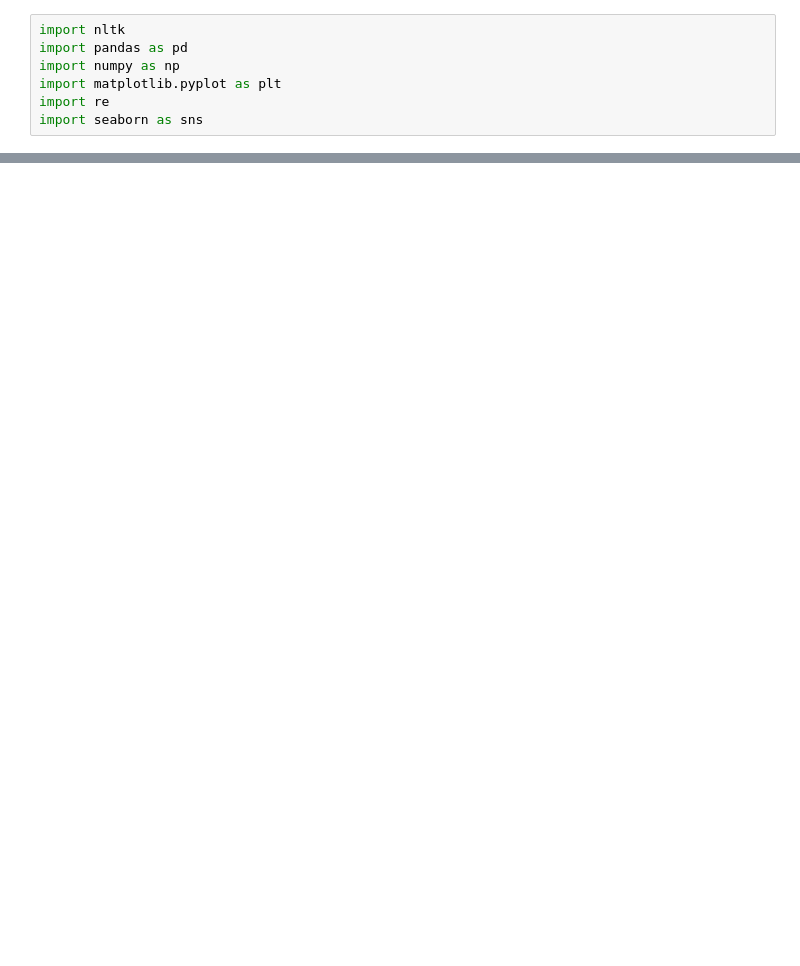
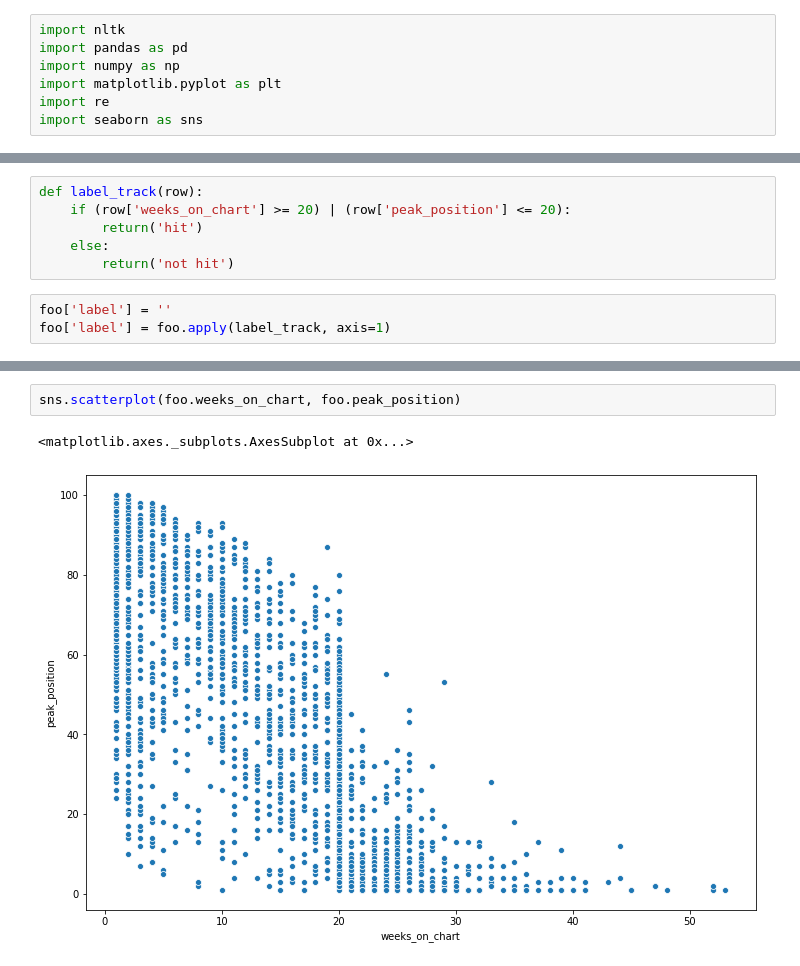
Before and after one commit to kaipak/street-pred, a Jupyter notebook: notebooks/data_wrangling_v0.0.2.ipynb, the cells around one changed output, grey strips where cells are left out. Cells and saved outputs as stored; diff of their text form; blank space fills up the shorter version.

```diff
--- a/notebooks/data_wrangling_v0.0.2.ipynb
+++ b/notebooks/data_wrangling_v0.0.2.ipynb
@@ -74,0 +205,9 @@ df_proc1
+# %%
+def label_track(row):
+    if (row['weeks_on_chart'] >= 20) | (row['peak_position'] <= 20):
+        return('hit')
+    else:
+        return('not hit')
+# %%
+foo['label'] = ''
+foo['label'] = foo.apply(label_track, axis=1)
@@ -74,0 +240,5 @@ df_proc1
+# %%
+sns.scatterplot(foo.weeks_on_chart, foo.peak_position)
+# %% [output]
+<matplotlib.axes._subplots.AxesSubplot at 0x...>
+[figure, added]
```
Also changed, not shown: parts of 23 cells of this notebook, 1 other file.
